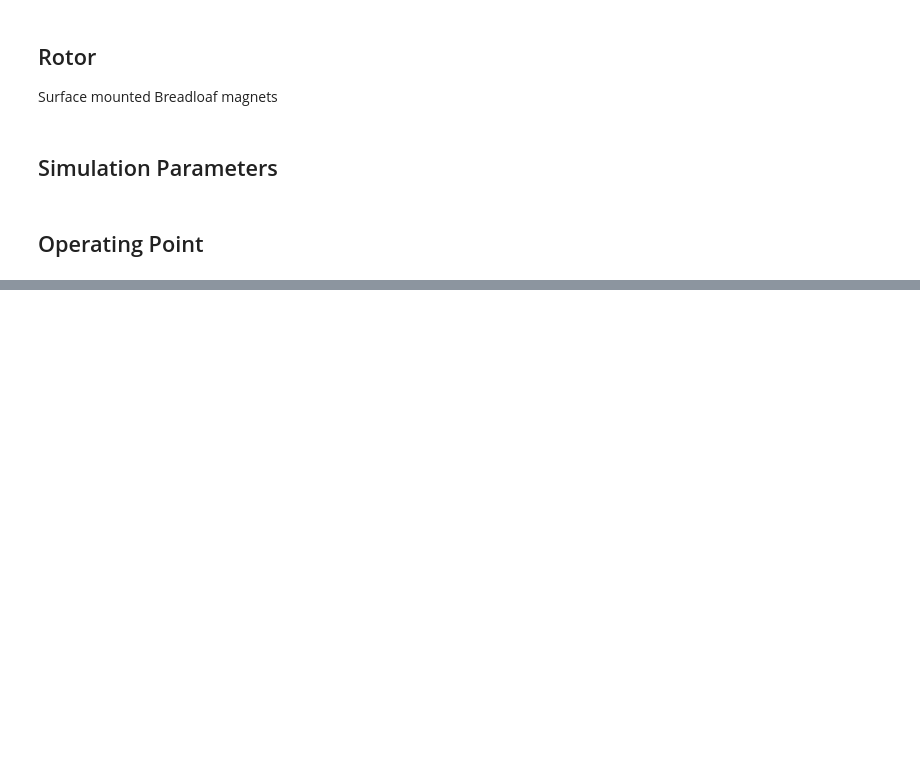
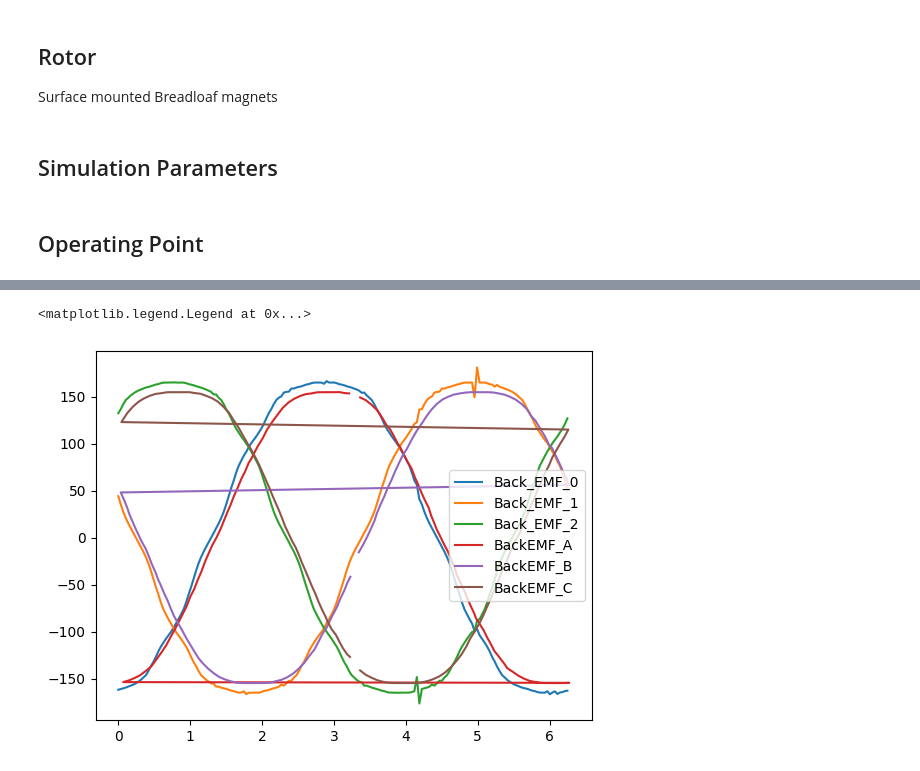
Before and after one commit to TinArmEngineering/tinarm, a Jupyter notebook: examples/Example_1.ipynb, the cells around one changed output, grey strips where cells are left out. Cells and saved outputs as stored; diff of their text form; code cells hidden in the pictures; blank space fills up the shorter version.

Commit message:
updated Example_1 to compare opencct and nominal points

```diff
--- a/examples/Example_1.ipynb
+++ b/examples/Example_1.ipynb
@@ -234,0 +204,3 @@ j1_df = pd.read_csv(j1_result_data['url'], header=[0, 1], index_col=[0, 1]).pint
+# %%
+#load M1 results for the nominal operation point
+m1_op1_results = pd.read_csv("M1/Nominal_24Nm_2060rpm/BackEmf.csv", header=[0, 1])
@@ -234,0 +222,2 @@ j1_df = pd.read_csv(j1_result_data['url'], header=[0, 1], index_col=[0, 1]).pint
+# %%
+offset = np.pi
@@ -235,6 +239,13 @@ j1_df = pd.read_csv(j1_result_data['url'], header=[0, 1], index_col=[0, 1]).pint
 # %%
 fig = plt.figure()
 ax = fig.add_subplot(111)
 ax.plot(j1_df['angles'], j1_df['Back_EMF_0'], label='Back_EMF_0')
 ax.plot(j1_df['angles'], j1_df['Back_EMF_1'], label='Back_EMF_1')
 ax.plot(j1_df['angles'], j1_df['Back_EMF_2'], label='Back_EMF_2')
+ax.plot((np.deg2rad(m1_op1_results['EMFa']['X'])*5 + offset) % (2*np.pi), m1_op1_results['EMFa']['Y'], label='BackEMF_A')
+ax.plot((np.deg2rad(m1_op1_results['EMFb']['X'])*5 + offset) % (2*np.pi), m1_op1_results['EMFb']['Y'], label='BackEMF_B')
+ax.plot((np.deg2rad(m1_op1_results['EMFc']['X'])*5 + offset) % (2*np.pi), m1_op1_results['EMFc']['Y'], label='BackEMF_C')
+ax.legend()
+# %% [output]
+<matplotlib.legend.Legend at 0x...>
+[figure, added]
```
Also changed, not shown: parts of 17 cells of this notebook.
